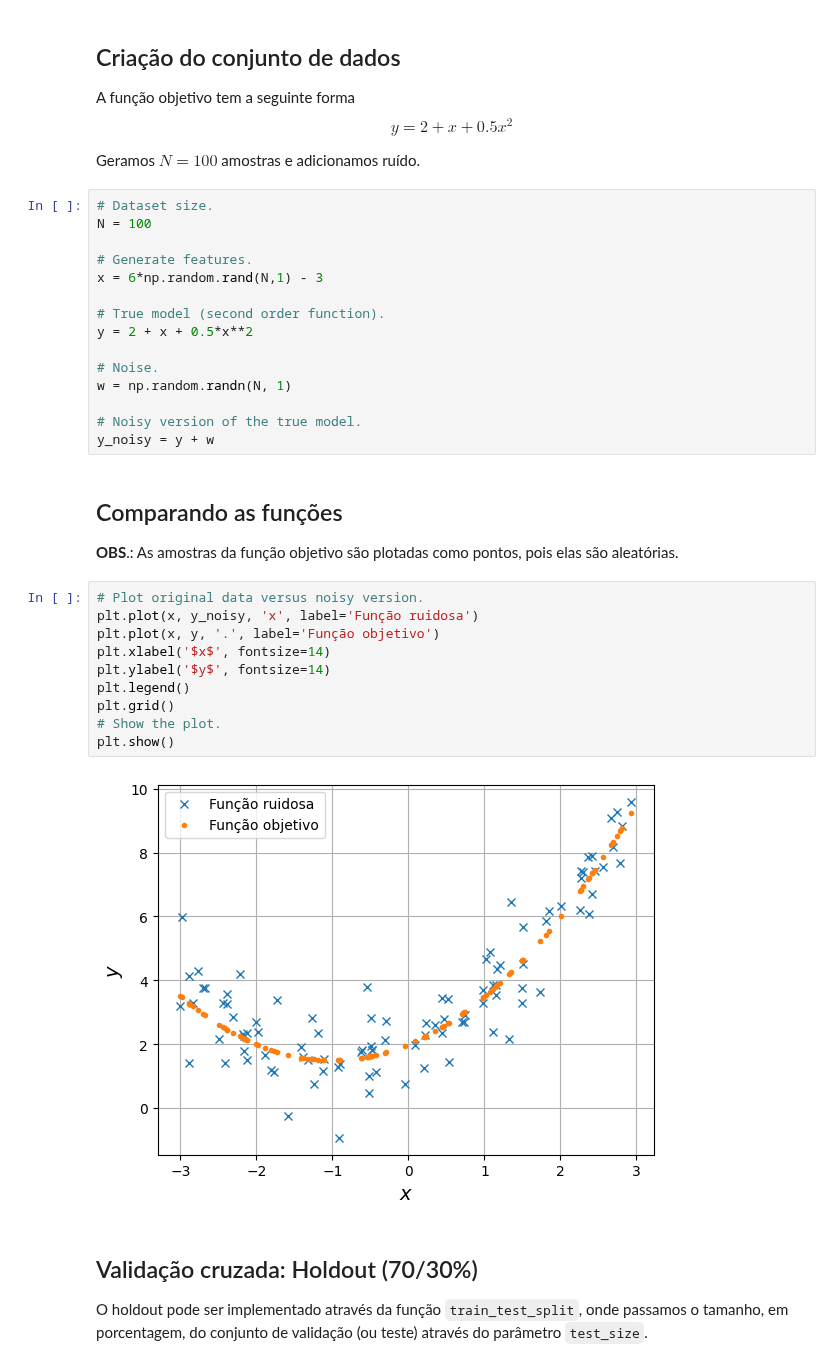
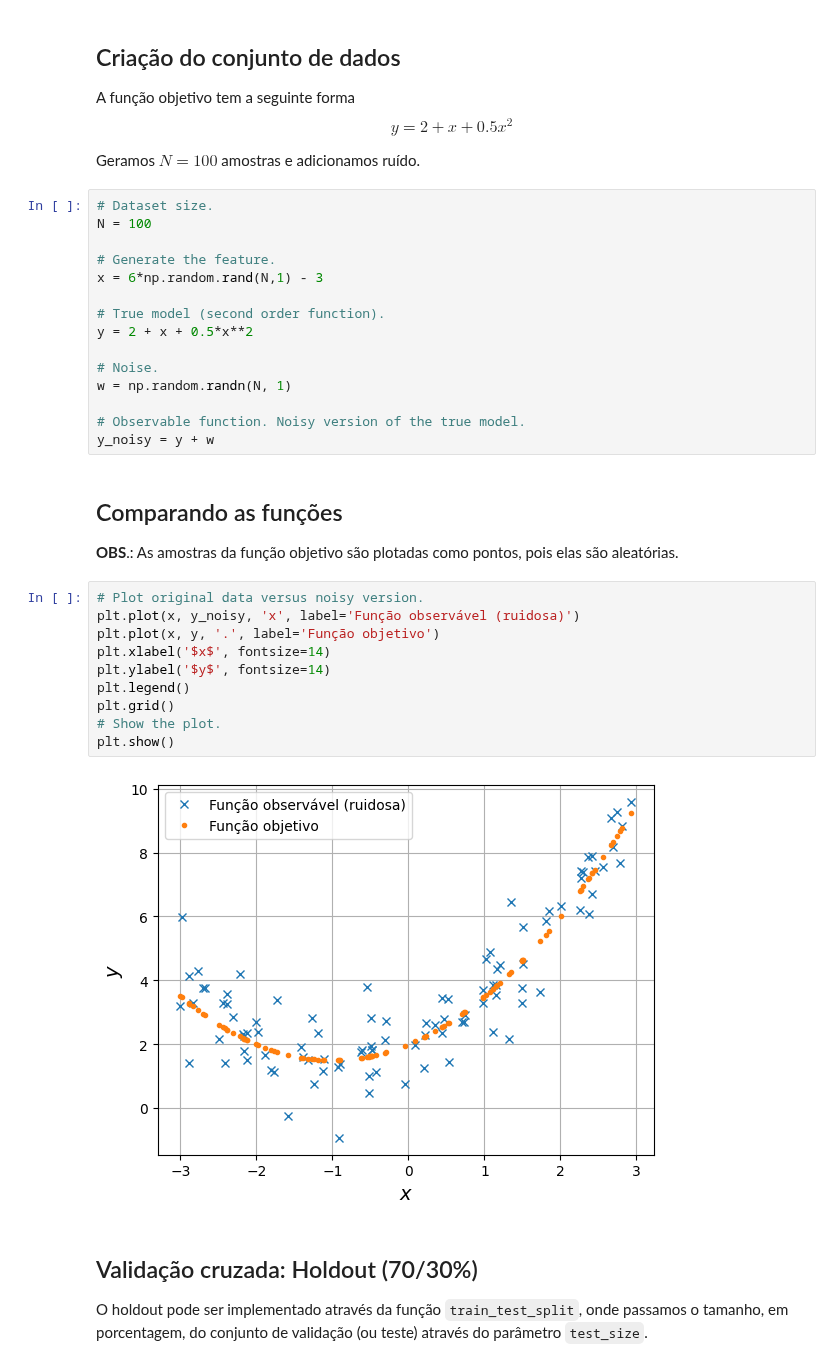
Before and after one commit to zz4fap/t319_aprendizado_de_maquina, a Jupyter notebook: notebooks/regression/validacao_cruzada.ipynb, the cells around one changed output. Cells and saved outputs as stored; diff of their text form.

```diff
--- a/notebooks/regression/validacao_cruzada.ipynb
+++ b/notebooks/regression/validacao_cruzada.ipynb
@@ -26,7 +26,7 @@ Geramos $N= 100$ amostras e adicionamos ruído.
 # Dataset size.
 N = 100
 
-# Generate features.
+# Generate the feature.
 x = 6*np.random.rand(N,1) - 3
 
 # True model (second order function).
@@ -35,7 +35,7 @@ y = 2 + x + 0.5*x**2
 # Noise.
 w = np.random.randn(N, 1)
 
-# Noisy version of the true model.
+# Observable function. Noisy version of the true model.
 y_noisy = y + w
 # %% [markdown]
 ## Comparando as funções
@@ -43,16 +43,16 @@ y_noisy = y + w
 **OBS**.: As amostras da função objetivo são plotadas como pontos, pois elas são aleatórias.
 # %%
 # Plot original data versus noisy version.
-plt.plot(x, y_noisy, 'x', label='Função ruidosa')
+plt.plot(x, y_noisy, 'x', label='Função observável (ruidosa)')
 plt.plot(x, y, '.', label='Função objetivo')
 plt.xlabel('$x$', fontsize=14)
 plt.ylabel('$y$', fontsize=14)
 plt.legend()
 plt.grid()
 # Show the plot.
 plt.show()
 # %% [output]
-[figure, old version]
+[figure, new version]
 # %% [markdown]
 ## Validação cruzada: Holdout (70/30%)
 
```
Also changed, not shown: parts of 13 cells of this notebook, 2 other files.
